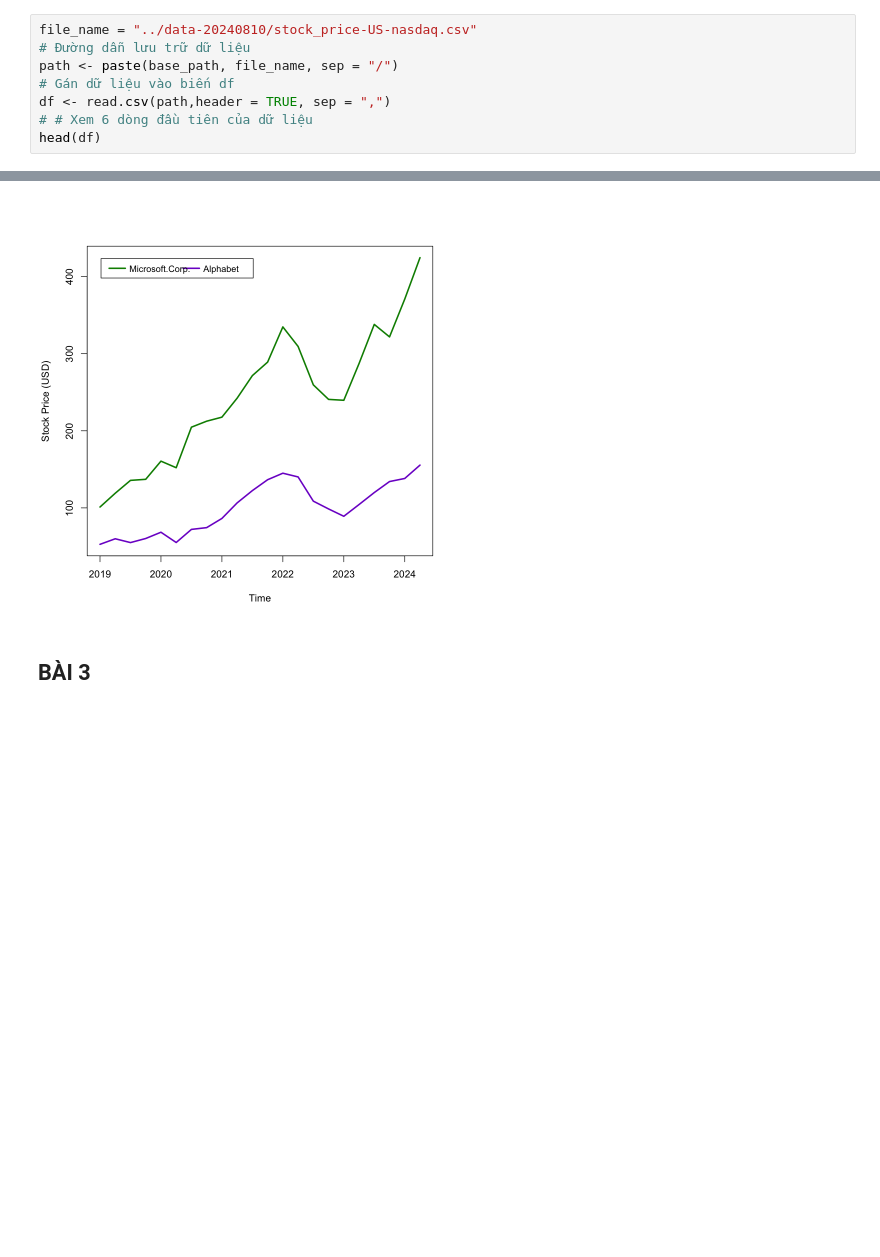
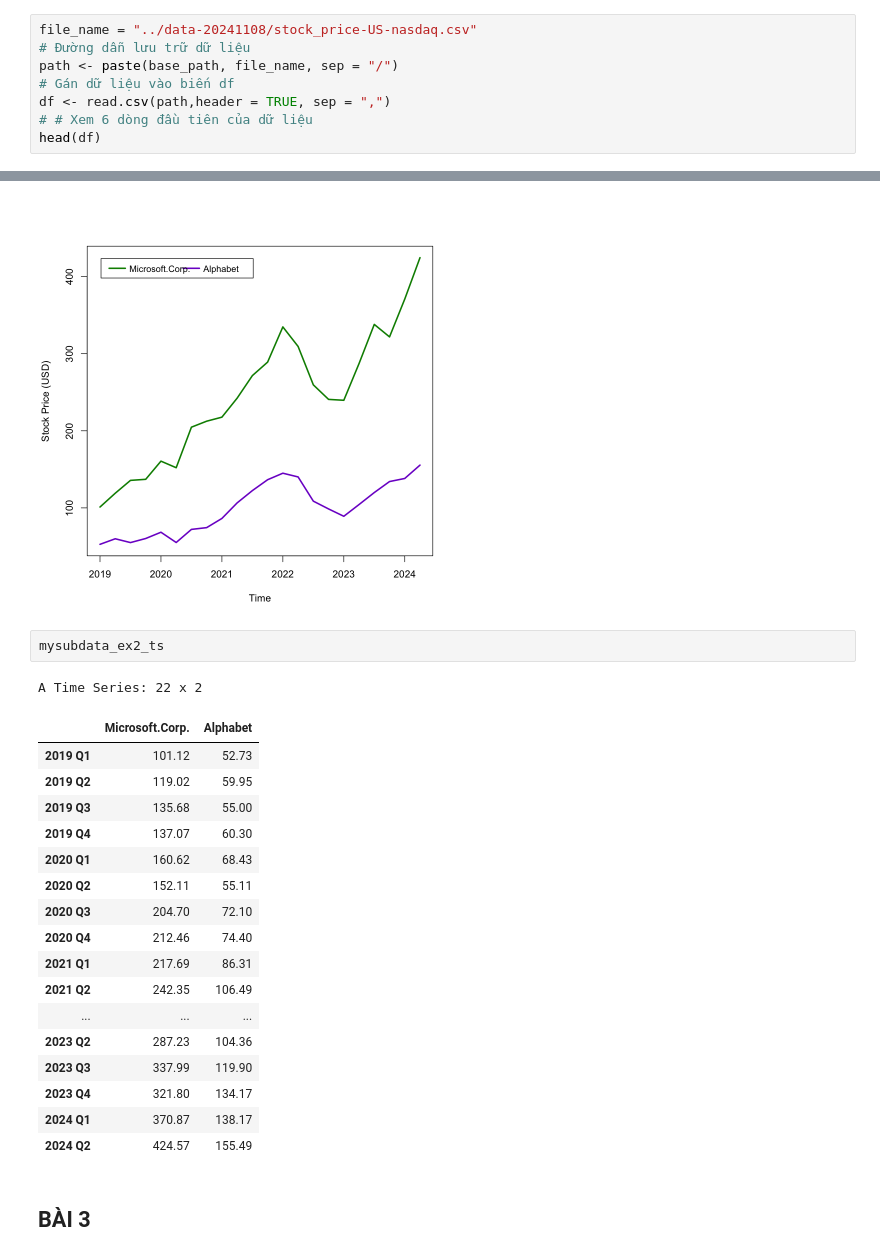
Before and after one commit to HoaPham119/Master, a Jupyter notebook: TimeSeries/ThucHanh/lab1.ipynb, the cells around one changed output, grey strips where cells are left out. Drawn from its saved outputs; the diff is of its cells as text; blank space fills up the shorter version.

```diff
--- a/TimeSeries/ThucHanh/lab1.ipynb
+++ b/TimeSeries/ThucHanh/lab1.ipynb
@@ -240,7 +240,7 @@ mtext("Rates of change from the previous year", side = 3,
 # %% [markdown]
 ## BÀI 2
 # %%
-file_name = "../data-20240810/stock_price-US-nasdaq.csv"
+file_name = "../data-20241108/stock_price-US-nasdaq.csv"
 # Đường dẫn lưu trữ dữ liệu
 path <- paste(base_path, file_name, sep = "/")
 # Gán dữ liệu vào biến df
@@ -310,6 +310,27 @@ legend('topleft', legend=colnames(mysubdata_ex2)[-1], lty=1, lwd=2.5, col=mycol_
        ncol=2, inset=c(0.04, 0.04), border="black", bty="o")
 # %% [output]
 [figure]
+# %%
+mysubdata_ex2_ts
+# %% [output]
+A Time Series: 22 x 2
+|  | Microsoft.Corp. | Alphabet |
+| 2019 Q1 | 101.12 | 52.73 |
+| 2019 Q2 | 119.02 | 59.95 |
+| 2019 Q3 | 135.68 | 55.00 |
+| 2019 Q4 | 137.07 | 60.30 |
+| 2020 Q1 | 160.62 | 68.43 |
+| 2020 Q2 | 152.11 | 55.11 |
+| 2020 Q3 | 204.70 | 72.10 |
+| 2020 Q4 | 212.46 | 74.40 |
+| 2021 Q1 | 217.69 | 86.31 |
+| 2021 Q2 | 242.35 | 106.49 |
+| ... | ... | ... |
+| 2023 Q2 | 287.23 | 104.36 |
+| 2023 Q3 | 337.99 | 119.90 |
+| 2023 Q4 | 321.80 | 134.17 |
+| 2024 Q1 | 370.87 | 138.17 |
+| 2024 Q2 | 424.57 | 155.49 |
 # %% [markdown]
 ## BÀI 3
 # %%
```
Also changed, not shown: parts of 4 cells of this notebook, 7 other files.
